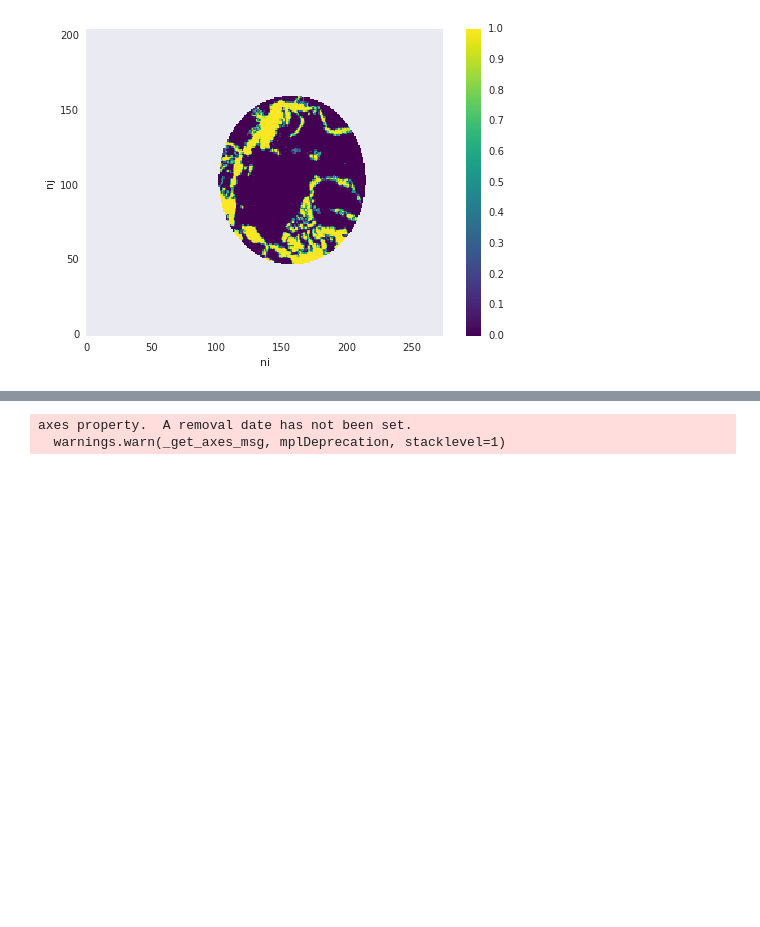
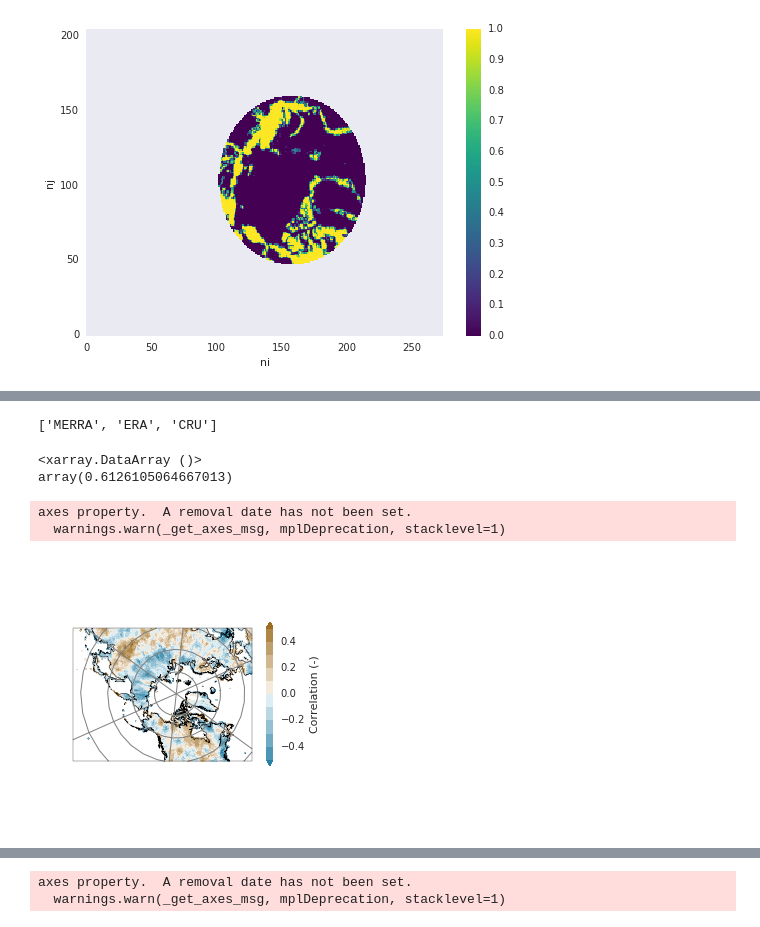
Before and after one commit to jhamman/RASM-Winter-Precipitation, a Jupyter notebook: notebooks/winter_precip_sea_ice.ipynb, the cells around one changed output, grey strips where cells are left out. Saved outputs shown, nothing was run; the diff lists cells and outputs as text; code cells hidden in the pictures; blank space fills up the shorter version.

```diff
--- a/notebooks/winter_precip_sea_ice.ipynb
+++ b/notebooks/winter_precip_sea_ice.ipynb
@@ -499,3 +519,7 @@ with sns.axes_style("whitegrid"):
+# %%
+dsets
+# %% [output]
+['MERRA', 'ERA', 'CRU']
 # %%
 obs_extent_da = xr.DataArray.from_series(obs_extent.resample('AS').min()[1:]).rename({'index': 'time'})
 
@@ -522,0 +549,18 @@ da_ps = xr.concat([corr_p_data[k] for k in dsets],
+# %%
+
+
+da = cru_raw_ds.pre.sel(lat=slice(13, None), time=slice('1979', None))
+
+cru_raw_mask = ~pd.isnull(da.isel(time=0))
+
+da = da.resample('QS-AUG', dim='time', how='sum')
+da = da.sel(time=da.indexes['time'].month == 8).resample('AS', dim='time', how='mean')
+# %%
+corr_r_rawcru = full_like(da.isel(time=0).drop('time'))
+corr_p_rawcru = full_like(da.isel(time=0).drop('time'))
+
+extent_data, prec_data = xr.align(obs_extent_da, da, join='inner')
+
+for index, mask_val in np.ndenumerate(cru_raw_mask):
+    if mask_val > 0:
+        corr_r_rawcru.values[index], corr_p_rawcru.values[index] = spearmanr(extent_data.values, prec_data.values[:, index[0], index[1]])
@@ -522,0 +569,34 @@ da_ps = xr.concat([corr_p_data[k] for k in dsets],
+# %%
+corr_r_rawcru.max()
+# %% [output]
+<xarray.DataArray ()>
+array(0.6126105064667013)
+# %%
+cmap_n = 11
+cmap = sns.diverging_palette(230, 50, s=90, l=50, sep=4, n=cmap_n, as_cmap=True)
+
+with sns.axes_style("darkgrid"):
+
+    fig, axes = plt.subplots(figsize=(5, 4), subplot_kw=dict(projection=Rasm()))
+
+    mappable = corr_r_rawcru.plot.pcolormesh(
+            'lon', 'lat', ax=axes, transform=ccrs.PlateCarree(),
+            add_colorbar=False, levels=cmap_n, extend='both',
+            vmin=-.5, vmax=0.5, cmap=cmap)
+    axes.coastlines(resolution='50m', lw=0.5, color='k')
+
+    fig.subplots_adjust(wspace=0.05, hspace=0.1)
+
+    cax = fig.add_axes([0.75, 0.25, 0.02, 0.5])
+    cb = plt.colorbar(mappable=mappable, cax=cax, drawedges=True)
+    cb.set_label('Correlation (-)',)
+    axes.set_title('', y=1)
+    axes.gridlines(crs=ccrs.PlateCarree(), color='gray')
+
+    fig.tight_layout()
+
+    fig.savefig('../figs/raw_cru_correlation.png', dpi=300, bbox_inches='tight')
+# %% [output]
+axes property.  A removal date has not been set.
+  warnings.warn(_get_axes_msg, mplDeprecation, stacklevel=1)
+[figure, added]
```
Also changed, not shown: parts of 19 cells of this notebook, 19 other files.
